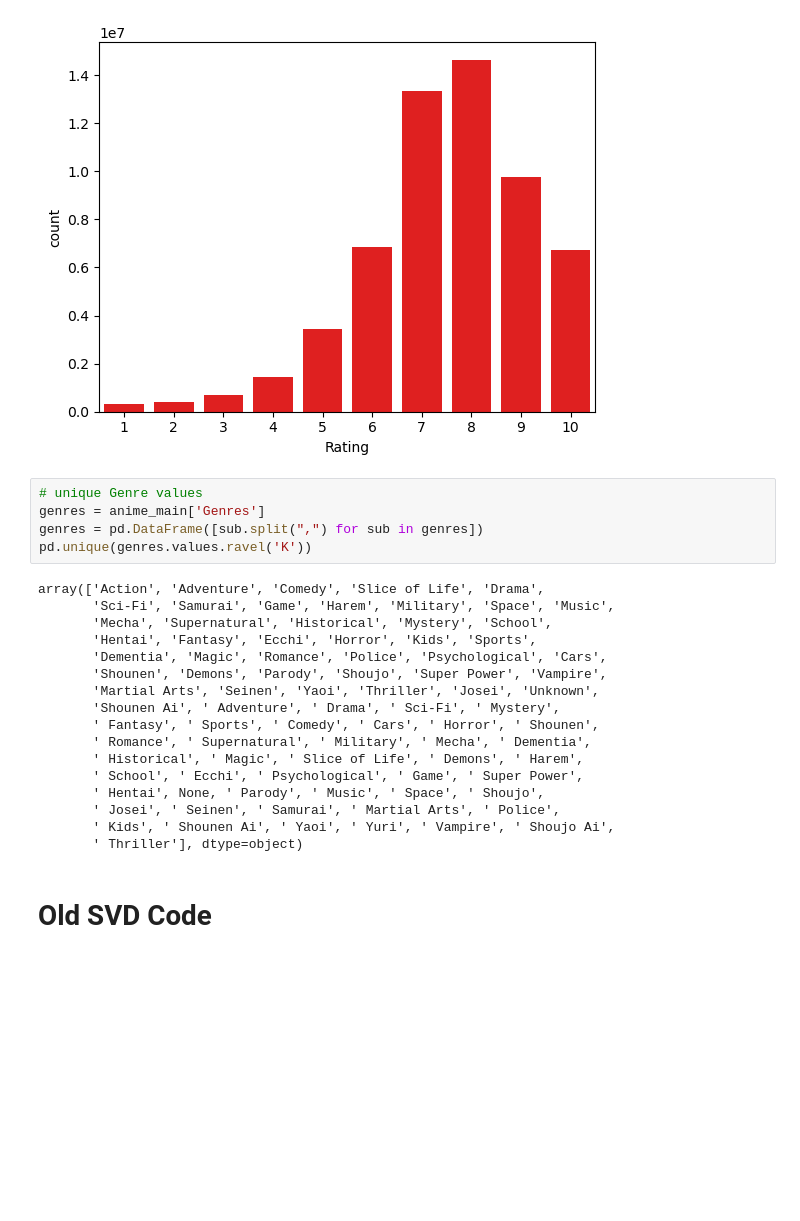
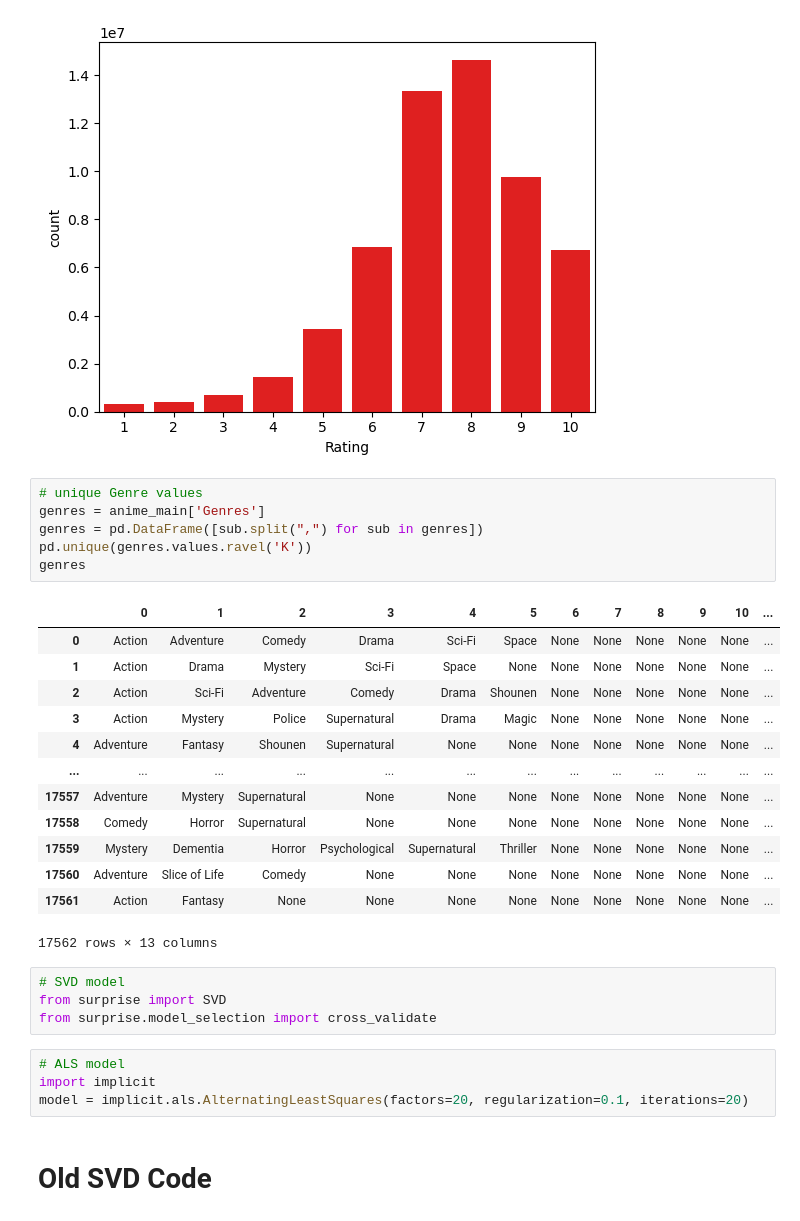
Before and after one commit to JayGus20/171Group10Project, a Jupyter notebook: ProjectCode.ipynb, the cells around one changed output. Cells and saved outputs as stored; diff of their text form; blank space fills up the shorter version.

Commit message:
Added imports for models

```diff
--- a/ProjectCode.ipynb
+++ b/ProjectCode.ipynb
@@ -100,25 +99,31 @@ sns.countplot(x='Rating', data=anime_ratings, color='red')
 # %%
 # unique Genre values
 genres = anime_main['Genres']
 genres = pd.DataFrame([sub.split(",") for sub in genres])
 pd.unique(genres.values.ravel('K'))
+genres
 # %% [output]
+|  | 0 | 1 | 2 | 3 | 4 | 5 | 6 | 7 | 8 | 9 | 10 | ... |
+| 0 | Action | Adventure | Comedy | Drama | Sci-Fi | Space | None | None | None | None | None | ... |
+| 1 | Action | Drama | Mystery | Sci-Fi | Space | None | None | None | None | None | None | ... |
+| 2 | Action | Sci-Fi | Adventure | Comedy | Drama | Shounen | None | None | None | None | None | ... |
+| 3 | Action | Mystery | Police | Supernatural | Drama | Magic | None | None | None | None | None | ... |
+| 4 | Adventure | Fantasy | Shounen | Supernatural | None | None | None | None | None | None | None | ... |
+| ... | ... | ... | ... | ... | ... | ... | ... | ... | ... | ... | ... | ... |
+| 17557 | Adventure | Mystery | Supernatural | None | None | None | None | None | None | None | None | ... |
+| 17558 | Comedy | Horror | Supernatural | None | None | None | None | None | None | None | None | ... |
+| 17559 | Mystery | Dementia | Horror | Psychological | Supernatural | Thriller | None | None | None | None | None | ... |
+| 17560 | Adventure | Slice of Life | Comedy | None | None | None | None | None | None | None | None | ... |
+| 17561 | Action | Fantasy | None | None | None | None | None | None | None | None | None | ... |
-array(['Action', 'Adventure', 'Comedy', 'Slice of Life', 'Drama',
-       'Sci-Fi', 'Samurai', 'Game', 'Harem', 'Military', 'Space', 'Music',
-       'Mecha', 'Supernatural', 'Historical', 'Mystery', 'School',
-       'Hentai', 'Fantasy', 'Ecchi', 'Horror', 'Kids', 'Sports',
-       'Dementia', 'Magic', 'Romance', 'Police', 'Psychological', 'Cars',
-       'Shounen', 'Demons', 'Parody', 'Shoujo', 'Super Power', 'Vampire',
-       'Martial Arts', 'Seinen', 'Yaoi', 'Thriller', 'Josei', 'Unknown',
-       'Shounen Ai', ' Adventure', ' Drama', ' Sci-Fi', ' Mystery',
-       ' Fantasy', ' Sports', ' Comedy', ' Cars', ' Horror', ' Shounen',
-       ' Romance', ' Supernatural', ' Military', ' Mecha', ' Dementia',
-       ' Historical', ' Magic', ' Slice of Life', ' Demons', ' Harem',
-       ' School', ' Ecchi', ' Psychological', ' Game', ' Super Power',
-       ' Hentai', None, ' Parody', ' Music', ' Space', ' Shoujo',
-       ' Josei', ' Seinen', ' Samurai', ' Martial Arts', ' Police',
-       ' Kids', ' Shounen Ai', ' Yaoi', ' Yuri', ' Vampire', ' Shoujo Ai',
-       ' Thriller'], dtype=object)
+17562 rows × 13 columns
+# %%
+# SVD model
+from surprise import SVD
+from surprise.model_selection import cross_validate
+# %%
+# ALS model
+import implicit
+model = implicit.als.AlternatingLeastSquares(factors=20, regularization=0.1, iterations=20)
 # %% [markdown]
 # Old SVD Code
 # %%
```
Also changed, not shown: parts of 2 cells of this notebook.
